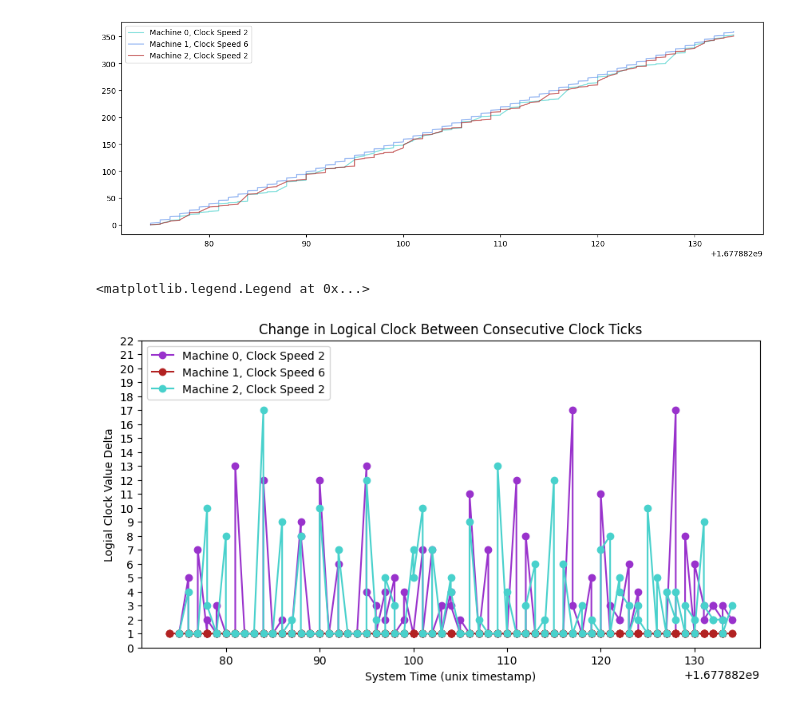
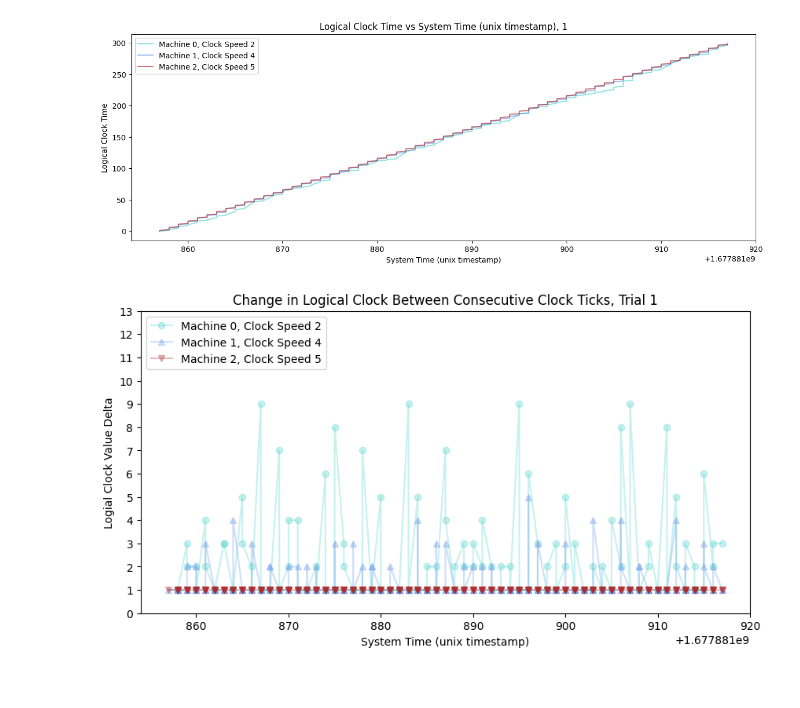
Before and after one commit to carolynwanf/CS262-logical-clocks, a Jupyter notebook: logicalClockAnalysis.ipynb, the cells around one changed output. Drawn from its saved outputs; the diff is of its cells as text; code cells hidden in the pictures.

Commit message:
more plots

```diff
--- a/logicalClockAnalysis.ipynb
+++ b/logicalClockAnalysis.ipynb
@@ -56,36 +35,27 @@ plt.legend(loc='upper left')
-# %%
-m0_t2_c2 = pd.read_csv('./Trial2/machine0clock_speed2log.csv')
-m1_t2_c6 = pd.read_csv('./Trial2/machine1clock_speed6log.csv')
-m2_t2_c2 = pd.read_csv('./Trial2/machine2clock_speed2log.csv')
-
-logical_clock_delta_m0 = m0_t2_c2['logical_clock_time'].diff(1)
-logical_clock_delta_m1 = m1_t2_c6['logical_clock_time'].diff(1)
-logical_clock_delta_m2 = m2_t2_c2['logical_clock_time'].diff(1)
-
-
-plt.figure(figsize=(15, 5))
-plt.title('Logical Clock Time vs System Time (unix timestamp), Trial 2')
-plt.xlabel('System Time (unix timestamp)')
-plt.ylabel('Logical Clock Time')
-plt.plot(m0_t2_c2['system_time'], m0_t2_c2['logical_clock_time'], c=color_dict[2], alpha=0.6, label='Machine 0, Clock Speed 2')
-plt.plot(m1_t2_c6['system_time'], m1_t2_c6['logical_clock_time'], c=color_dict[4], alpha=0.6, label='Machine 1, Clock Speed 6')
-plt.plot(m2_t2_c2['system_time'], m2_t2_c2['logical_clock_time'], c=color_dict[5], alpha=0.6, label='Machine 2, Clock Speed 2')
-plt.legend(loc='upper left')
-plt.show()
-
-plt.figure(figsize=(10, 5))
-
-plt.title('Change in Logical Clock Between Consecutive Clock Ticks, Trial 2')
-plt.xlabel('System Time (unix timestamp)')
-plt.ylabel('Logial Clock Value Delta')
-
-plt.ylim([0, 22])
-plt.yticks(range(0, 23))
-plt.plot(m0_t2_c2['system_time'], logical_clock_delta_m0, 'o-', c=color_dict[3], label='Machine 0, Clock Speed 2')
-plt.plot(m1_t2_c6['system_time'], logical_clock_delta_m1, 'o-', c=color_dict[5], label='Machine 1, Clock Speed 6')
-plt.plot(m2_t2_c2['system_time'], logical_clock_delta_m2, 'o-', c=color_dict[2], label='Machine 2, Clock Speed 2')
-plt.legend(loc='upper left')
-# %% [output]
-[figure, removed]
-<matplotlib.legend.Legend at 0x...>
-[figure, removed]
+# %%
+def plot_lclock_deltas(df1, df2, df3, cspeed1, cspeed2, cspeed3, trialNum):
+    '''Plot Deltas in Logical Clock from One Clock Tick to the Next'''
+    logical_clock_delta_m0 = df1['logical_clock_time'].diff(1)
+    logical_clock_delta_m1 = df2['logical_clock_time'].diff(1)
+    logical_clock_delta_m2 = df3['logical_clock_time'].diff(1)
+
+    max_delta = int(max(logical_clock_delta_m0.max(), logical_clock_delta_m1.max(), logical_clock_delta_m2.max()))
+
+    plt.figure(figsize=(10, 5))
+    plt.title(f'Change in Logical Clock Between Consecutive Clock Ticks, Trial {trialNum}')
+    plt.xlabel('System Time (unix timestamp)')
+    plt.ylabel('Logial Clock Value Delta')
+
+    plt.ylim([0, max_delta+(max_delta//2)])
+    plt.yticks(range(0, max_delta+(max_delta//2)+1))
+    plt.plot(df1['system_time'], logical_clock_delta_m0, 'o-', c=color_dict[2], label=f'Machine 0, Clock Speed {cspeed1}', alpha=0.3)
+    plt.plot(df2['system_time'], logical_clock_delta_m1, '^-', c=color_dict[4], label=f'Machine 1, Clock Speed {cspeed2}', alpha=0.3)
+    plt.plot(df3['system_time'], logical_clock_delta_m2, 'v-', c=color_dict[5], label=f'Machine 2, Clock Speed {cspeed3}', alpha=0.3)
+    plt.legend(loc='upper left')
+# %%
+
+plot_lclock_vs_systime(m0_t1_c2, m1_t1_c4, m2_t1_c5, 2, 4, 5, 1)
+plot_lclock_deltas(m0_t1_c2, m1_t1_c4, m2_t1_c5, 2, 4, 5, 1)
+# %% [output]
+[figure, added]
+[figure, added]
```
Also changed, not shown: parts of 5 cells of this notebook.
